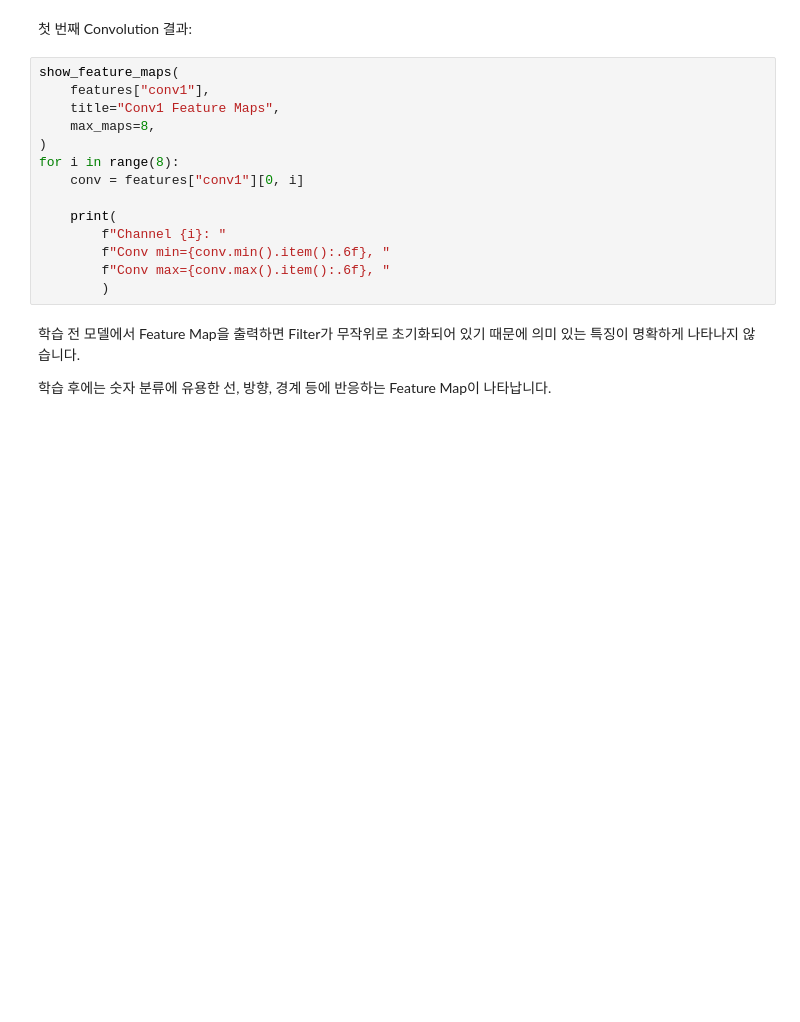
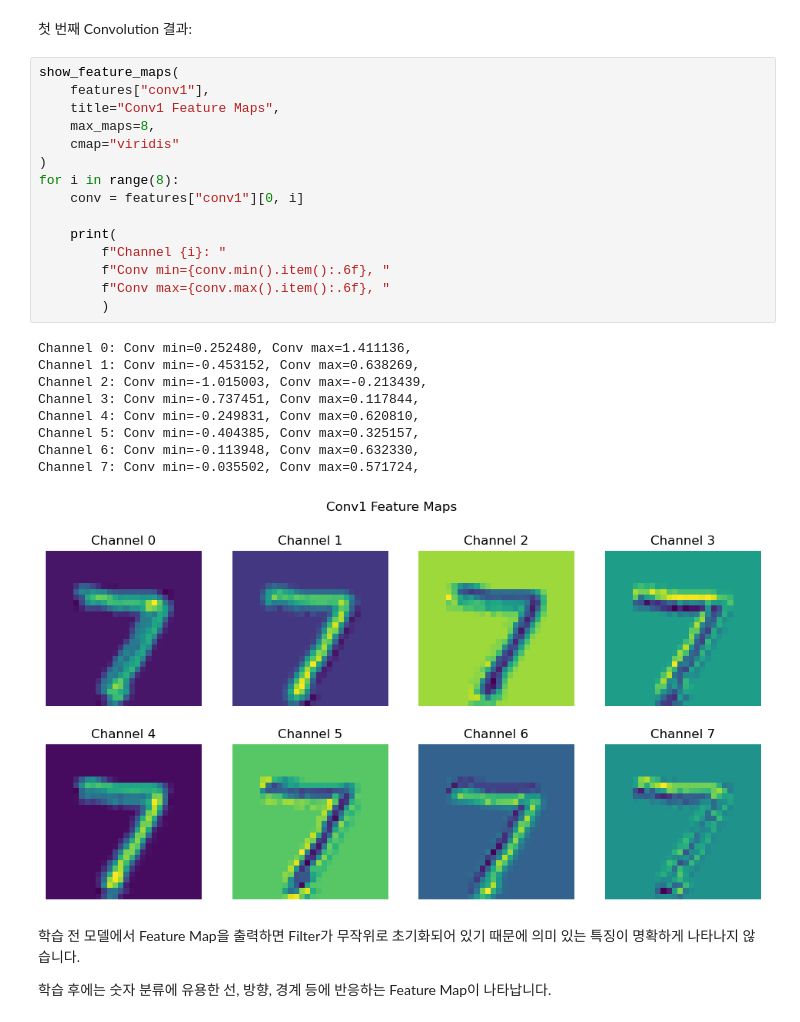
Before and after one commit to seungmin127/Vision-LLM-202435002, a Jupyter notebook: 03_DL-and-GPU.ipynb, the cells around one changed output. Drawn from its saved outputs; the diff is of its cells as text; blank space fills up the shorter version.

```diff
--- a/03_DL-and-GPU.ipynb
+++ b/03_DL-and-GPU.ipynb
@@ -1618,17 +1757,28 @@ plt.axis("off")
 # %%
 show_feature_maps(
     features["conv1"],
     title="Conv1 Feature Maps",
     max_maps=8,
+    cmap="viridis"
 )
 for i in range(8):
     conv = features["conv1"][0, i]
 
     print(
         f"Channel {i}: "
         f"Conv min={conv.min().item():.6f}, "
         f"Conv max={conv.max().item():.6f}, "
         )
+# %% [output]
+Channel 0: Conv min=0.252480, Conv max=1.411136,
+Channel 1: Conv min=-0.453152, Conv max=0.638269,
+Channel 2: Conv min=-1.015003, Conv max=-0.213439,
+Channel 3: Conv min=-0.737451, Conv max=0.117844,
+Channel 4: Conv min=-0.249831, Conv max=0.620810,
+Channel 5: Conv min=-0.404385, Conv max=0.325157,
+Channel 6: Conv min=-0.113948, Conv max=0.632330,
+Channel 7: Conv min=-0.035502, Conv max=0.571724,
+[figure, added]
 # %% [markdown]
 학습 전 모델에서 Feature Map을 출력하면 Filter가 무작위로 초기화되어 있기 때문에 의미 있는 특징이 명확하게 나타나지 않습니다.
 
```
Also changed, not shown: parts of 52 cells of this notebook, 11 other files.
